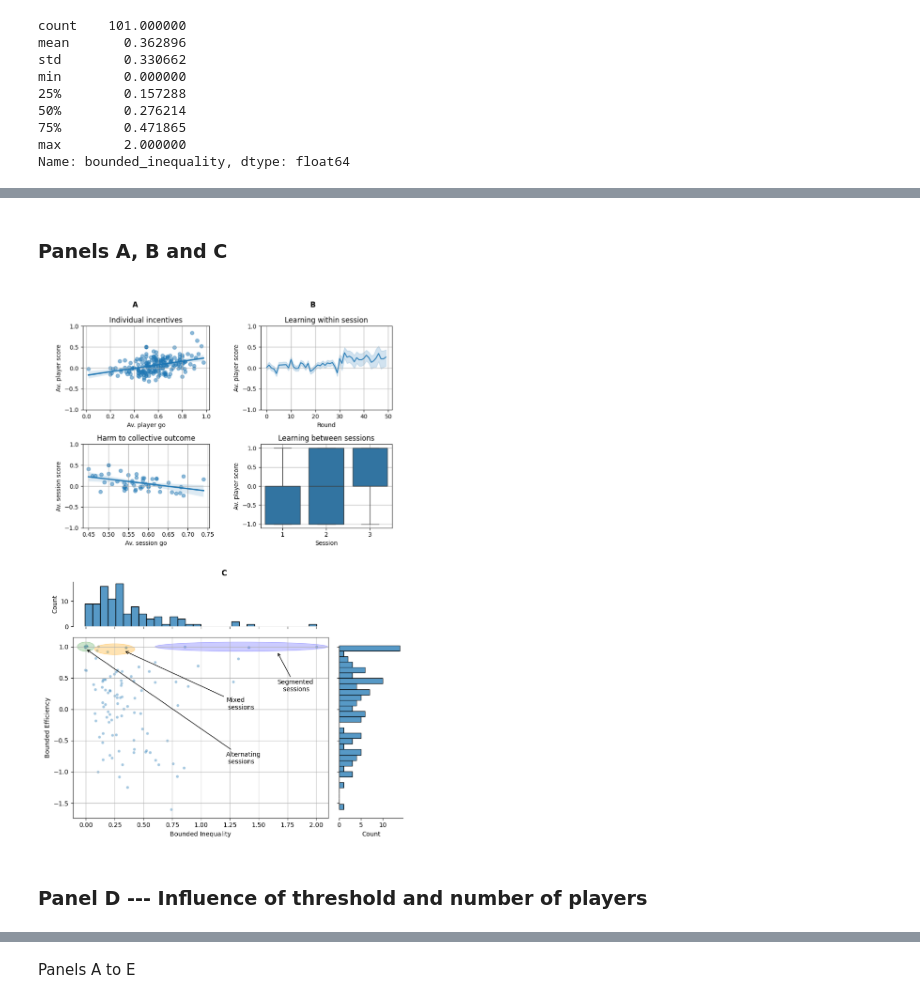
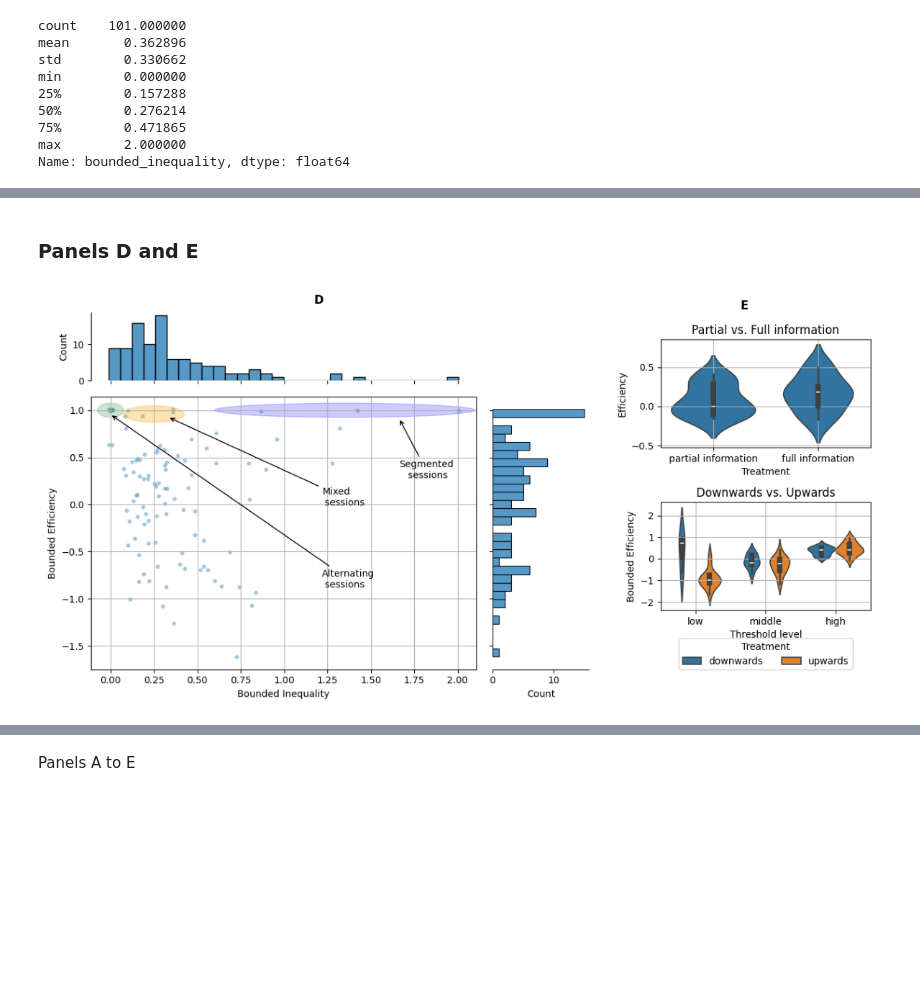
Before and after one commit to EAndrade-Lotero/Cognitive_Models_El_Farol_Bar_Problem, a Jupyter notebook: Figures for article/Short_Fig2.ipynb, the cells around one changed output, grey strips where cells are left out. Drawn from its saved outputs; the diff is of its cells as text; code cells hidden in the pictures; blank space fills up the shorter version.

Commit message:
updated figure 2 for NHB

```diff
--- a/Figures for article/Short_Fig2.ipynb
+++ b/Figures for article/Short_Fig2.ipynb
@@ -426,33 +562,23 @@ Name: bounded_inequality, dtype: float64
 # %% [markdown]
-### Panels A, B and C
+### Panels D and E
 # %%
-# fig = plt.figure(figsize=(8, 12), tight_layout=True)  # total width = 4 + 8 = 12, height = 6
-# gs = gridspec.GridSpec(1, 12, figure=fig)  # 12 columns, 1 row
+fig = plt.figure(figsize=(12, 6), tight_layout=True)  # total width = 4 + 8 = 12, height = 6
+gs = gridspec.GridSpec(1, 3, figure=fig)  # 3 columns, 1 row
 
-# ax1 = fig.add_subplot(gs[0, 0:4])
-# ax1.imshow(panels_A_B)
+ax1 = fig.add_subplot(gs[0, 0:2])
+ax1.imshow(panel_D)
 
-# ax2 = fig.add_subplot(gs[0, 4:12])
-# ax2.imshow(panel_C)
+ax2 = fig.add_subplot(gs[0, 2:3])
+ax2.imshow(panel_E)
 
-# ax1.axis('off')
-# ax2.axis('off')
-
-fig, ax = plt.subplots(2, 1, figsize=(8,12), tight_layout=True)
-
-ax[0].imshow(panels_A_B)
-ax[1].imshow(panel_C)
-
-ax[0].axis('off')
-ax[1].axis('off')
+ax1.axis('off')
+ax2.axis('off')
 
 # Convert figure to image array
 fig.canvas.draw()
 rgba_bytes = fig.canvas.buffer_rgba().tobytes()
 width, height = fig.canvas.get_width_height()
 pil_image = PIL.Image.frombytes(mode="RGBA", size=[width, height], data=rgba_bytes)
-panels_A_B_C = np.array(pil_image)
+panels_D_E = np.array(pil_image)
 # %% [output]
-[figure, old version]
+[figure, new version]
-# %% [markdown]
-### Panel D --- Influence of threshold and number of players
```
Also changed, not shown: parts of 30 cells of this notebook, 1 other file.
